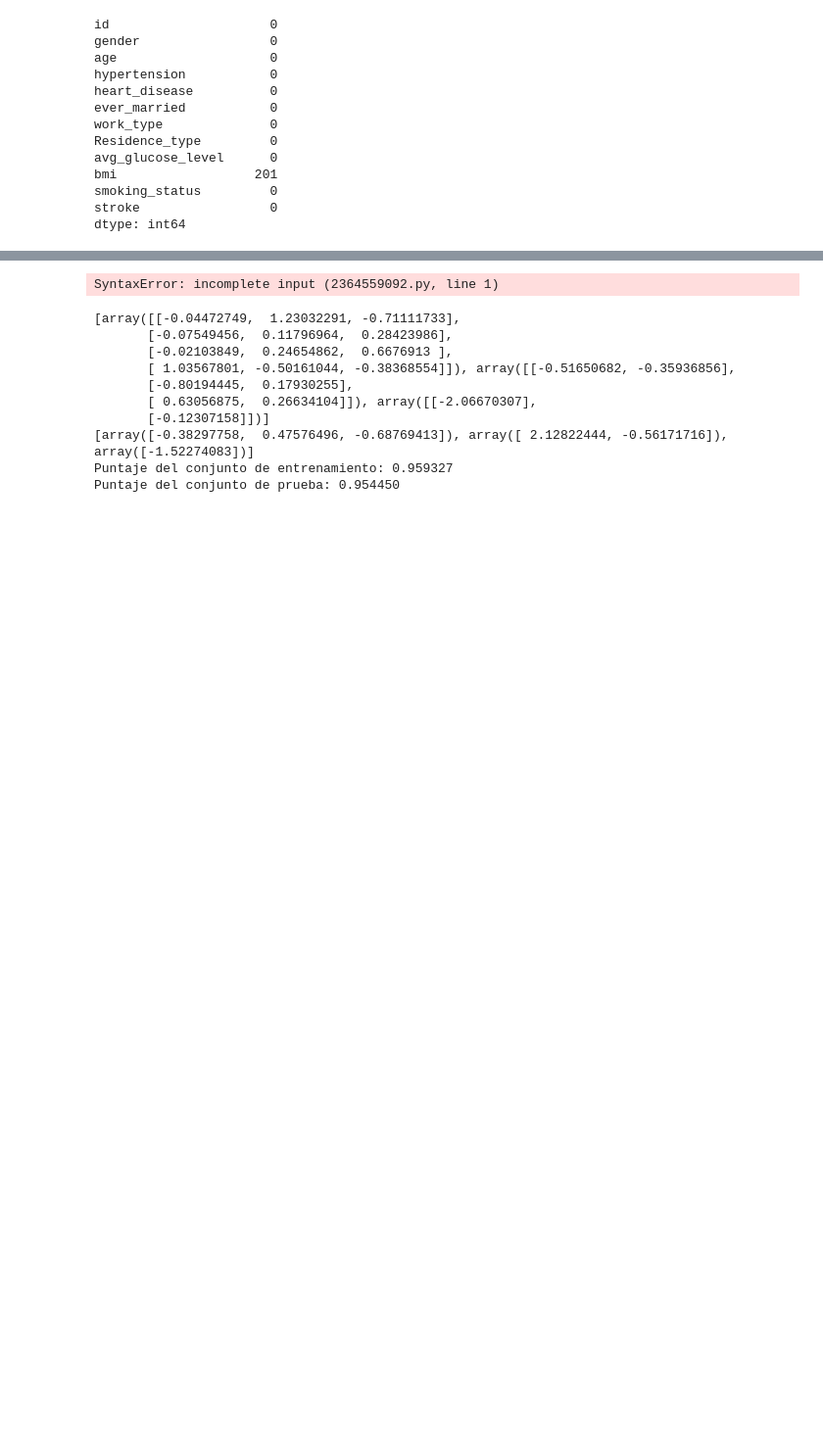
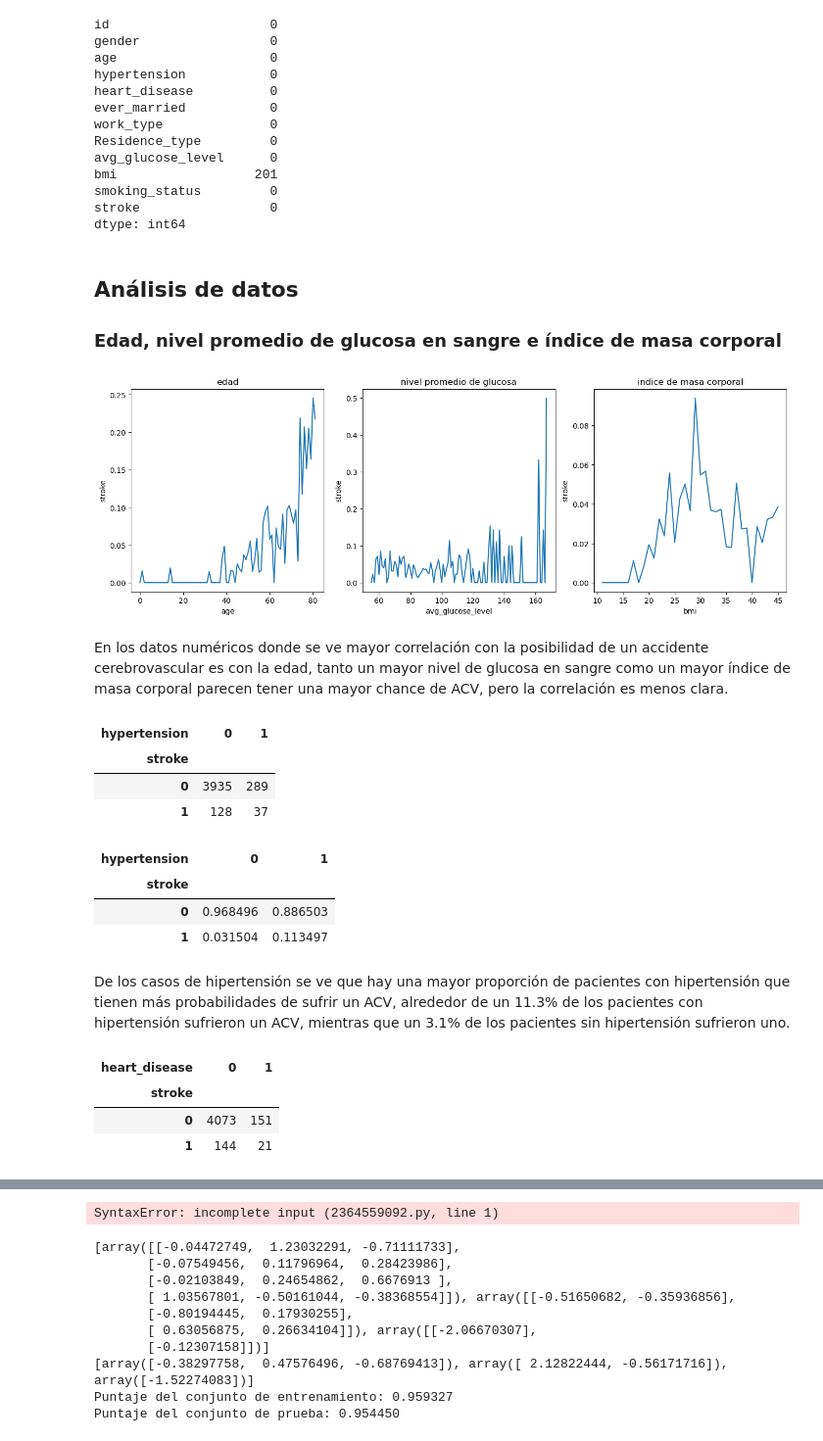
Before and after one commit to joanavarro23/tp-mate3-red, a Jupyter notebook: mate3-red/red.ipynb, the cells around one changed output, grey strips where cells are left out. Shown at 98% size. Saved outputs shown, nothing was run; the diff lists cells and outputs as text; code cells hidden in the pictures; blank space fills up the shorter version.

```diff
--- a/mate3-red/red.ipynb
+++ b/mate3-red/red.ipynb
@@ -33,3 +60,76 @@ bmi                  201
 smoking_status         0
 stroke                 0
 dtype: int64
+# %%
+df['bmi'].fillna((round(df['bmi'].mean())), inplace=True) #Lleno los NaN del bmi con la media
+df.drop("id", axis=1, inplace=True) #Elimíno columna id
+df = df[df.gender != 'Other'] #Remuevo el género other porque hay 1 solo caso y no es estadísticamente relevante
+
+def remover_valoresAtípicos_intercuartil(data, col): #Función para remover valores atípicos con método de distancia intercuatril
+    Q1 = data[col].quantile(0.25)
+    Q3 = data[col].quantile(0.75)
+    RIC = Q3 - Q1
+    limite_inferior = Q1 - 1.5 * RIC
+    limite_superior = Q3 + 1.5 * RIC
+    return data[(data[col] >= limite_inferior) & (data[col] <= limite_superior)]
+
+df = remover_valoresAtípicos_intercuartil(df, 'bmi')
+df = remover_valoresAtípicos_intercuartil(df, 'avg_glucose_level')
+#Saco los valores atípicos de índice de masa corporal y nivel promedio de glucosa ya que mirando los gráficos es donde se podrían encontrar en mayor cantidad
+# %% [markdown]
+## Análisis de datos
+### Edad, nivel promedio de glucosa en sangre e índice de masa corporal
+# %%
+def get_grouped_stroke_mean_data(feature): #Función para agrupamiento de medias de datos numéricos y obtener su relación con mi dato de salida
+    maximo = np.max(df[feature])
+    minimo = np.min(df[feature]) #Maximo y minimo del dato de entrada para delimitar rango de trabajo
+    grupo_media = np.array([])
+    grupo = np.array([])
+
+    for i in range(round(minimo), round(maximo)): #Se itera sobre el rango de la característica numérica
+        i_data = df[(df[feature] >= (i - 0.5)) & (df[feature] < (i + 0.5))] #Agrupamiento de la característica en intervalos de 1
+        grupo_media = np.append(grupo_media, np.mean(i_data['stroke'])) #Se calcula la media de stroke para el intervalo y se guarda en el array grupo_media
+        grupo = np.append(grupo, i) #Se guarda el valor de i en el array grupo
+
+    grupo_media = np.nan_to_num(grupo_media) #Se reemplazan los NaN por 0 en caso de que no hayan valores para el agrupamiento
+    return grupo, grupo_media #Se retornan los valores del grupo y las medias de stroke
+
+edad, edad_media = get_grouped_stroke_mean_data('age')
+glucosa, glucosa_media = get_grouped_stroke_mean_data('avg_glucose_level')
+bmi, bmi_media = get_grouped_stroke_mean_data('bmi')
+
+fig, ax = plt.subplots(1, 3)
+fig.set_size_inches(16, 5)
+
+sns.lineplot(x=edad, y=edad_media, ax=ax[0]).set(xlabel='age', ylabel='stroke', title='edad')
+sns.lineplot(x=glucosa, y=glucosa_media, ax=ax[1]).set(xlabel='avg_glucose_level', ylabel='stroke', title='nivel promedio de glucosa')
+sns.lineplot(x=bmi, y=bmi_media, ax=ax[2]).set(xlabel='bmi', ylabel='stroke', title='indice de masa corporal')
+
+plt.show()
+# %% [output]
+[figure, added]
+# %% [markdown]
+En los datos numéricos donde se ve mayor correlación con la posibilidad de un accidente cerebrovascular es con la edad, tanto un mayor nivel de glucosa en sangre como un mayor índice de masa corporal parecen tener una mayor chance de ACV, pero la correlación es menos clara.
+# %%
+pd.crosstab(df.stroke, df.hypertension) #Tabla de contingencia entre stroke e hipertensión
+# %% [output]
+| hypertension | 0 | 1 |
+| stroke |  |  |
+| 0 | 3935 | 289 |
+| 1 | 128 | 37 |
+# %%
+pd.crosstab(df.stroke, df.hypertension, normalize='columns')
+# %% [output]
+| hypertension | 0 | 1 |
+| stroke |  |  |
+| 0 | 0.968496 | 0.886503 |
+| 1 | 0.031504 | 0.113497 |
+# %% [markdown]
+De los casos de hipertensión se ve que hay una mayor proporción de pacientes con hipertensión que tienen más probabilidades de sufrir un ACV, alrededor de un 11.3% de los pacientes con hipertensión sufrieron un ACV, mientras que un 3.1% de los pacientes sin hipertensión sufrieron uno.
+# %%
+pd.crosstab(df.stroke, df.heart_disease)
+# %% [output]
+| heart_disease | 0 | 1 |
+| stroke |  |  |
+| 0 | 4073 | 151 |
+| 1 | 144 | 21 |
```
Also changed, not shown: parts of 27 cells of this notebook.
